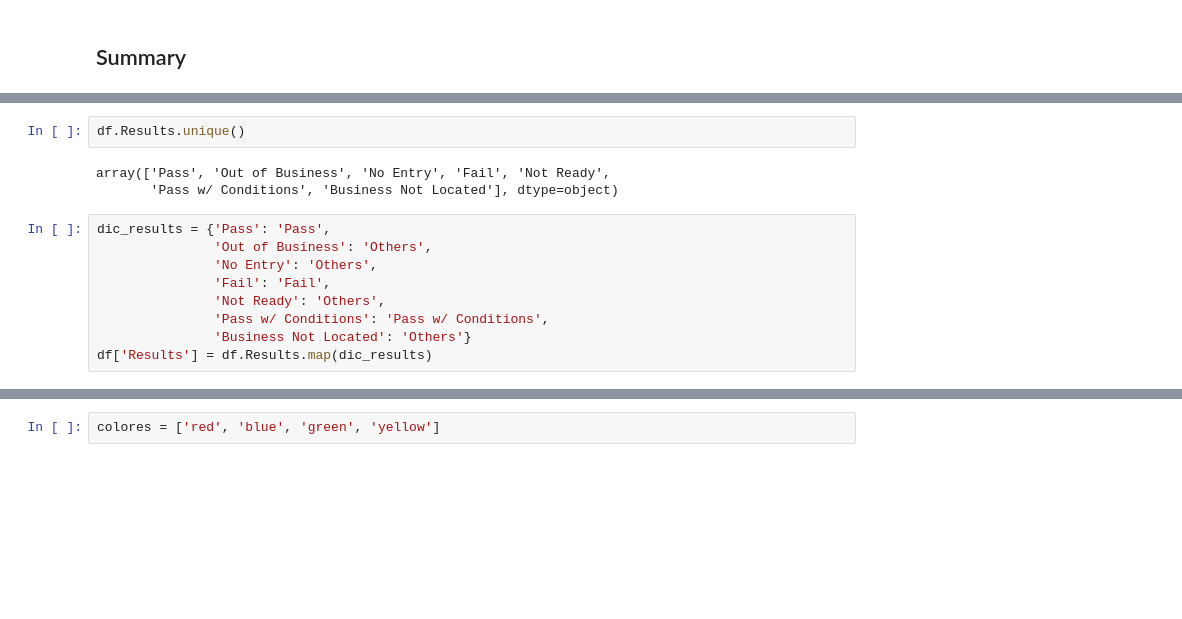
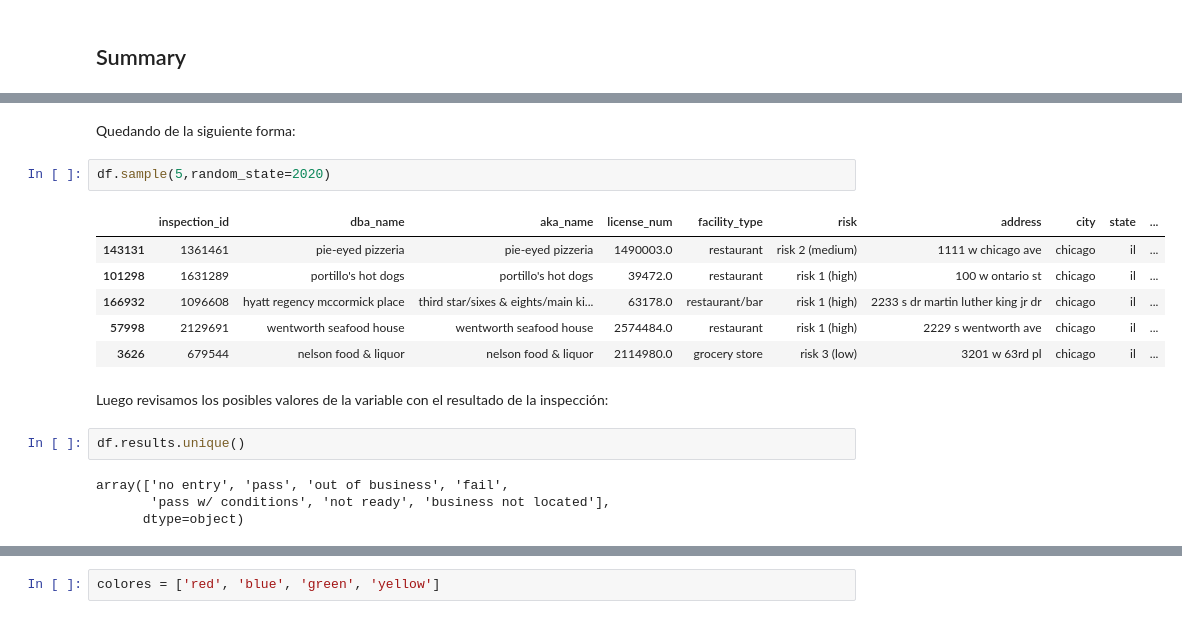
Before and after one commit to DorelyMS/data-product-architecture, a Jupyter notebook: notebooks/eda/Visualizaciones.ipynb, the cells around one changed output, grey strips where cells are left out. Drawn from its saved outputs; the diff is of its cells as text; blank space fills up the shorter version.

```diff
--- a/notebooks/eda/Visualizaciones.ipynb
+++ b/notebooks/eda/Visualizaciones.ipynb
@@ -43,14 +127,19 @@ df['Date'] = pd.to_datetime(df['Inspection Date'], format='%m/%d/%Y')
+# %% [markdown]
+Quedando de la siguiente forma:
+# %%
+df.sample(5,random_state=2020)
+# %% [output]
+|  | inspection_id | dba_name | aka_name | license_num | facility_type | risk | address | city | state | ... |
+| 143131 | 1361461 | pie-eyed pizzeria | pie-eyed pizzeria | 1490003.0 | restaurant | risk 2 (medium) | 1111 w chicago ave | chicago | il | ... |
+| 101298 | 1631289 | portillo's hot dogs | portillo's hot dogs | 39472.0 | restaurant | risk 1 (high) | 100 w ontario st | chicago | il | ... |
+| 166932 | 1096608 | hyatt regency mccormick place | third star/sixes & eights/main ki... | 63178.0 | restaurant/bar | risk 1 (high) | 2233 s dr martin luther king jr dr | chicago | il | ... |
+| 57998 | 2129691 | wentworth seafood house | wentworth seafood house | 2574484.0 | restaurant | risk 1 (high) | 2229 s wentworth ave | chicago | il | ... |
+| 3626 | 679544 | nelson food & liquor | nelson food & liquor | 2114980.0 | grocery store | risk 3 (low) | 3201 w 63rd pl | chicago | il | ... |
+# %% [markdown]
+Luego revisamos los posibles valores de la variable con el resultado de la inspección:
 # %%
-df.Results.unique()
+df.results.unique()
 # %% [output]
-array(['Pass', 'Out of Business', 'No Entry', 'Fail', 'Not Ready',
-       'Pass w/ Conditions', 'Business Not Located'], dtype=object)
+array(['no entry', 'pass', 'out of business', 'fail',
+       'pass w/ conditions', 'not ready', 'business not located'],
+      dtype=object)
-# %%
-dic_results = {'Pass': 'Pass',
-               'Out of Business': 'Others',
-               'No Entry': 'Others',
-               'Fail': 'Fail',
-               'Not Ready': 'Others',
-               'Pass w/ Conditions': 'Pass w/ Conditions',
-               'Business Not Located': 'Others'}
-df['Results'] = df.Results.map(dic_results)
```
Also changed, not shown: parts of 25 cells of this notebook.
